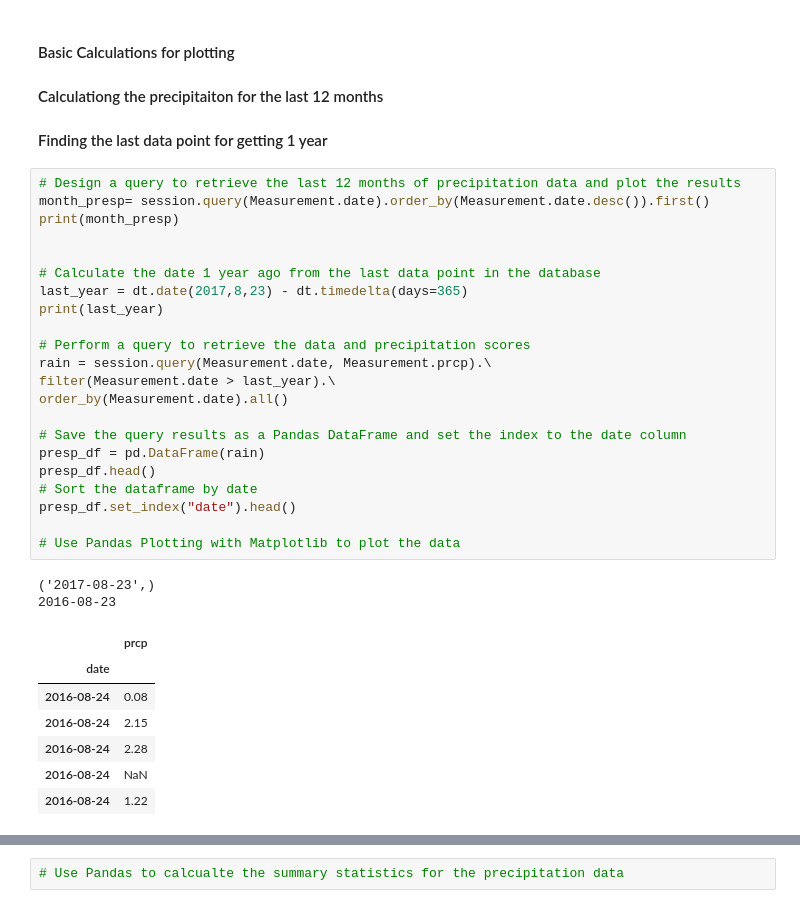
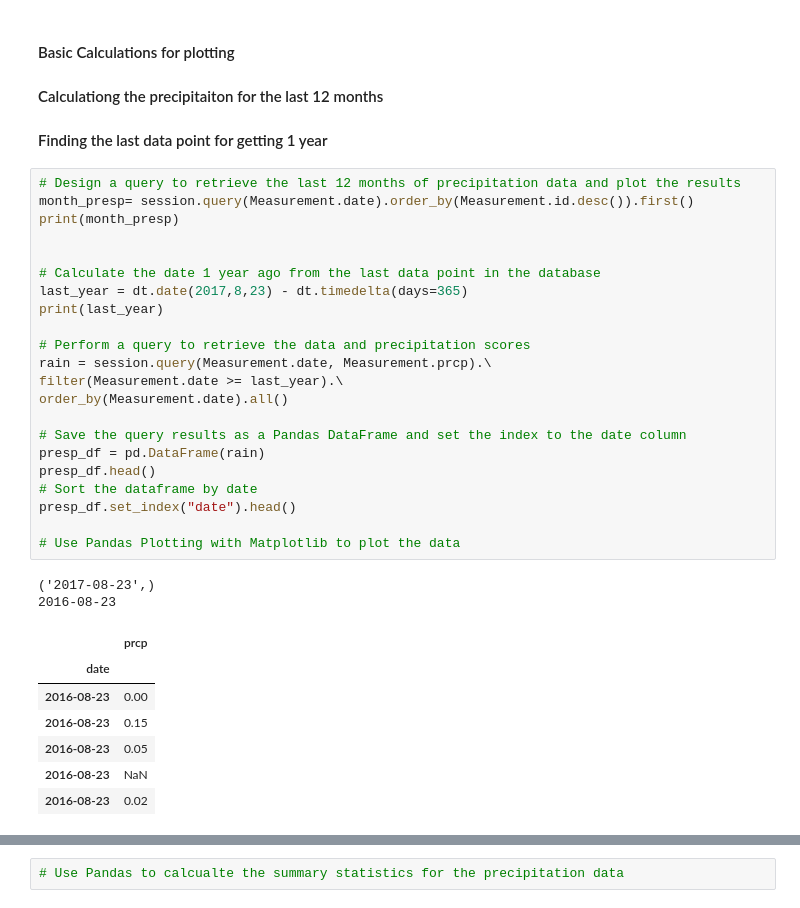
Before and after one commit to vijjikomali/Alchemy-SQL-, a Jupyter notebook: climate_starter.ipynb, the cells around one changed output, grey strips where cells are left out. Drawn from its saved outputs; the diff is of its cells as text.

```diff
--- a/climate_starter.ipynb
+++ b/climate_starter.ipynb
@@ -141,36 +141,36 @@ session.query(Measurement.date).\
 #### Finding the last data point for getting 1 year
 # %%
 # Design a query to retrieve the last 12 months of precipitation data and plot the results
-month_presp= session.query(Measurement.date).order_by(Measurement.date.desc()).first()
+month_presp= session.query(Measurement.date).order_by(Measurement.id.desc()).first()
 print(month_presp)
 
 
 # Calculate the date 1 year ago from the last data point in the database
 last_year = dt.date(2017,8,23) - dt.timedelta(days=365)
 print(last_year)
 
 # Perform a query to retrieve the data and precipitation scores
 rain = session.query(Measurement.date, Measurement.prcp).\
-filter(Measurement.date > last_year).\
+filter(Measurement.date >= last_year).\
 order_by(Measurement.date).all()
 
 # Save the query results as a Pandas DataFrame and set the index to the date column
 presp_df = pd.DataFrame(rain)
 presp_df.head()
 # Sort the dataframe by date
 presp_df.set_index("date").head()
 
 # Use Pandas Plotting with Matplotlib to plot the data
 # %% [output]
 ('2017-08-23',)
 2016-08-23
 |  | prcp |
 | date |  |
-| 2016-08-24 | 0.08 |
-| 2016-08-24 | 2.15 |
-| 2016-08-24 | 2.28 |
-| 2016-08-24 | NaN |
-| 2016-08-24 | 1.22 |
+| 2016-08-23 | 0.00 |
+| 2016-08-23 | 0.15 |
+| 2016-08-23 | 0.05 |
+| 2016-08-23 | NaN |
+| 2016-08-23 | 0.02 |
 # %%
 # Save the query results as a Pandas DataFrame and set the index to the date column
 presp_df = pd.DataFrame(rain)
```
Also changed, not shown: parts of 15 cells of this notebook.
